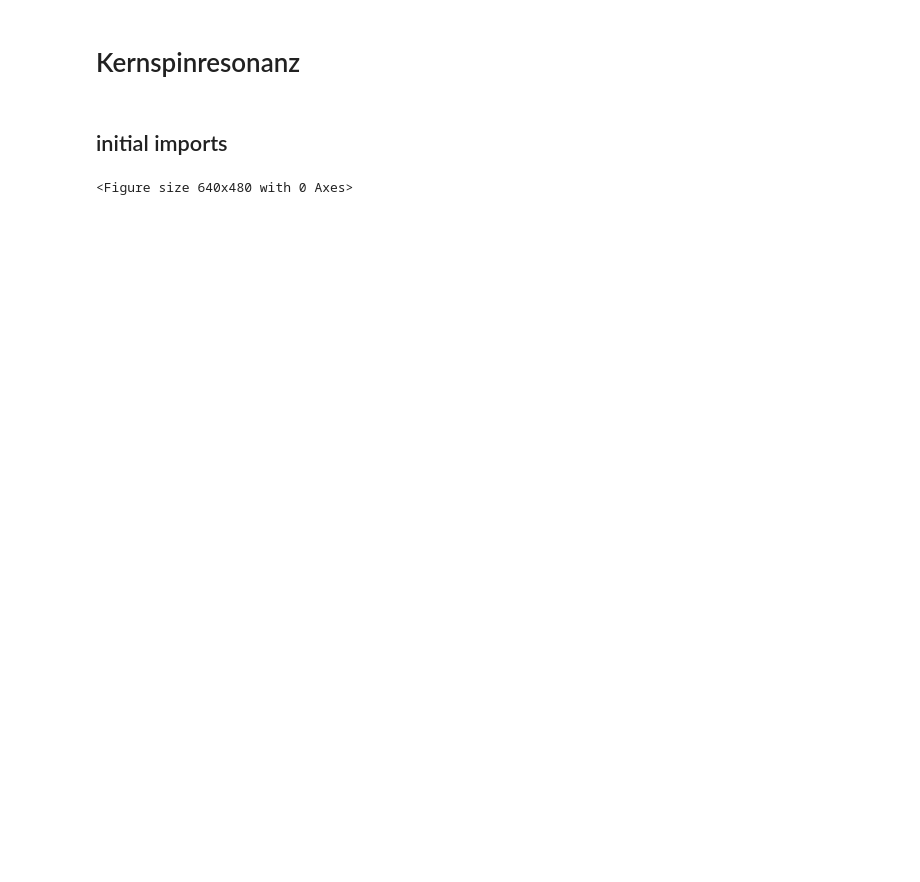
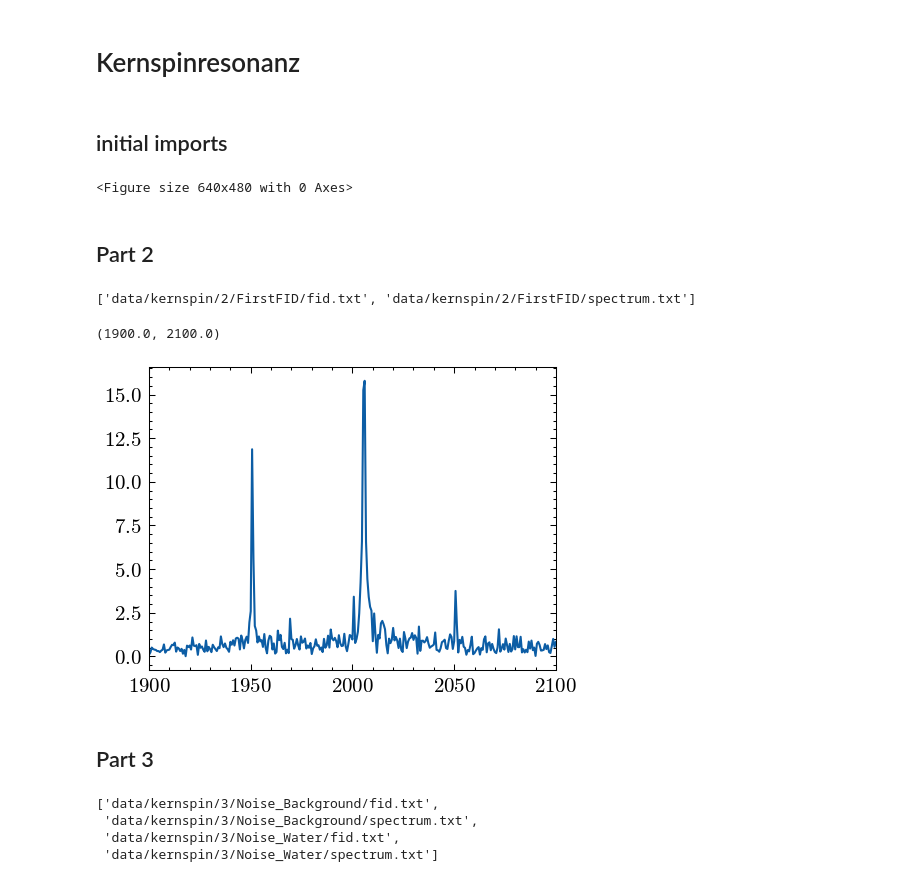
Before and after one commit to emhl/FP2, a Jupyter notebook: kernspin.ipynb, the cells around one changed output. Saved outputs shown, nothing was run; the diff lists cells and outputs as text; code cells hidden in the pictures; blank space fills up the shorter version.

Commit message:
initail plotting of new data

```diff
--- a/kernspin.ipynb
+++ b/kernspin.ipynb
@@ -34,3 +38,43 @@ from uncertainties.unumpy import std_devs as sd
 outdir = f'plots/kernspin/'
 datadir = f'data/kernspin/'
 os.makedirs(outdir, exist_ok=True)
+# %%
+files = []
+for i in [2,3,4,5,7,8,9,10,12]:
+    f = !ls {datadir}{i}/*/*.txt
+    # print(f)
+    files.append(f)
+data = []
+for i, subfile in enumerate(files):
+    dat = []
+    for f in subfile:
+        # print(f)
+        dat.append(pd.read_csv(f, header=None,))
+    data.append(dat)
+# %% [markdown]
+## Part 2
+# %%
+files2= files[0]
+dat2 = data[0]
+files2
+# %% [output]
+['data/kernspin/2/FirstFID/fid.txt', 'data/kernspin/2/FirstFID/spectrum.txt']
+# %%
+plt.figure()
+d = dat2[1]
+plt.plot(d[0], d[1])
+plt.xlim(1900,2100)
+# %% [output]
+(1900.0, 2100.0)
+[figure, added]
+# %% [markdown]
+## Part 3
+# %%
+files3= files[1]
+dat3 = data[1]
+files3
+# %% [output]
+['data/kernspin/3/Noise_Background/fid.txt',
+ 'data/kernspin/3/Noise_Background/spectrum.txt',
+ 'data/kernspin/3/Noise_Water/fid.txt',
+ 'data/kernspin/3/Noise_Water/spectrum.txt']
```
Also changed, not shown: parts of 40 cells of this notebook.
